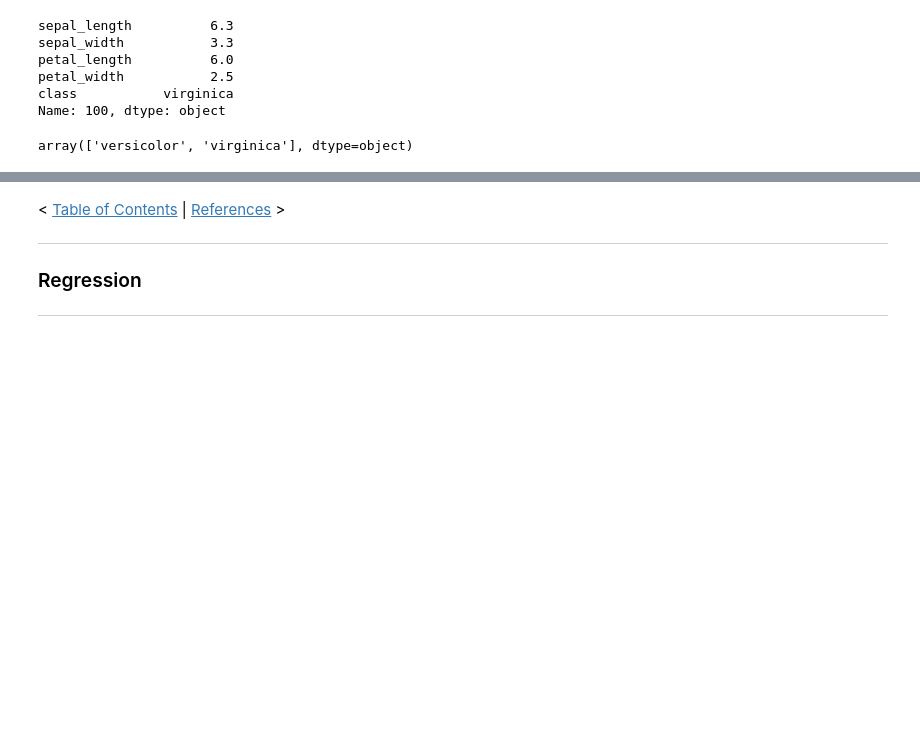
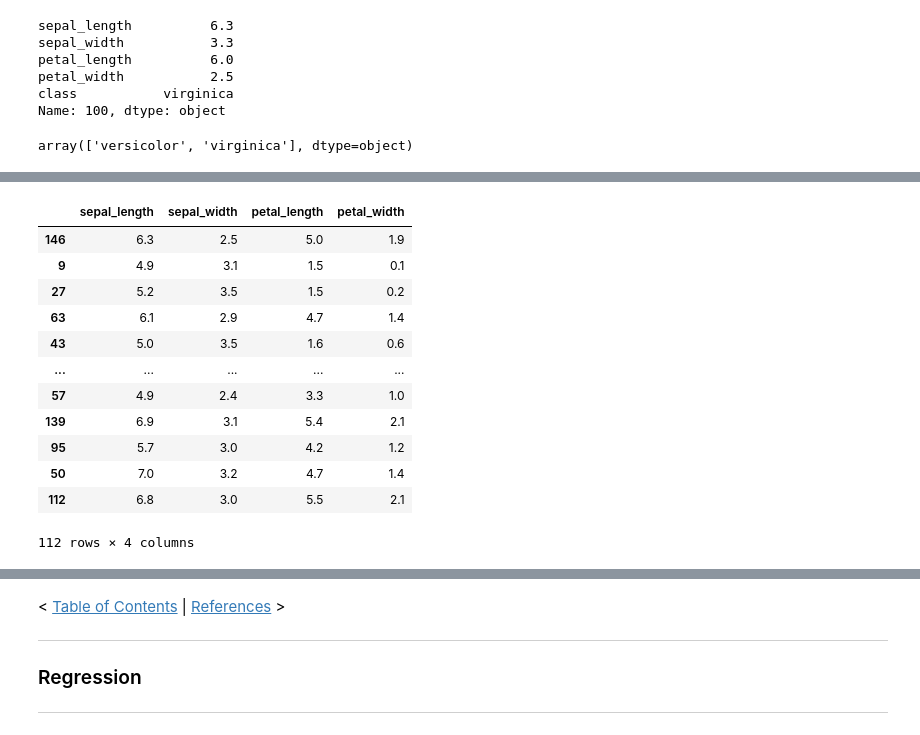
Before and after one commit to SeanOhAileasa/mls-scikit-learn-scipy-stats, a Jupyter notebook: scikit-learn.ipynb, the cells around one changed output, grey strips where cells are left out. Saved outputs shown, nothing was run; the diff lists cells and outputs as text; code cells hidden in the pictures; blank space fills up the shorter version.

```diff
--- a/scikit-learn.ipynb
+++ b/scikit-learn.ipynb
@@ -748,0 +794,2 @@ sns.PairGrid(data=df,hue="class",x_vars=["sepal_width"],y_vars=["sepal_length"])
+# %%
+mod.train_test_split(nInputs,nOutput,test_size=0.25) # fourth of samples
@@ -748,0 +814,2 @@ sns.PairGrid(data=df,hue="class",x_vars=["sepal_width"],y_vars=["sepal_length"])
+# %%
+nInputsTrain1125,nInputsTest375,nOutputsTrain1125,nOutputsTest375=mod.train_test_split(nInputs,nOutput,test_size=0.25)
@@ -748,0 +832,16 @@ sns.PairGrid(data=df,hue="class",x_vars=["sepal_width"],y_vars=["sepal_length"])
+# %%
+nInputsTrain1125 # row labels shuffled
+# %% [output]
+|  | sepal_length | sepal_width | petal_length | petal_width |
+| 146 | 6.3 | 2.5 | 5.0 | 1.9 |
+| 9 | 4.9 | 3.1 | 1.5 | 0.1 |
+| 27 | 5.2 | 3.5 | 1.5 | 0.2 |
+| 63 | 6.1 | 2.9 | 4.7 | 1.4 |
+| 43 | 5.0 | 3.5 | 1.6 | 0.6 |
+| ... | ... | ... | ... | ... |
+| 57 | 4.9 | 2.4 | 3.3 | 1.0 |
+| 139 | 6.9 | 3.1 | 5.4 | 2.1 |
+| 95 | 5.7 | 3.0 | 4.2 | 1.2 |
+| 50 | 7.0 | 3.2 | 4.7 | 1.4 |
+| 112 | 6.8 | 3.0 | 5.5 | 2.1 |
+112 rows × 4 columns
```
Also changed, not shown: parts of 66 cells of this notebook.
